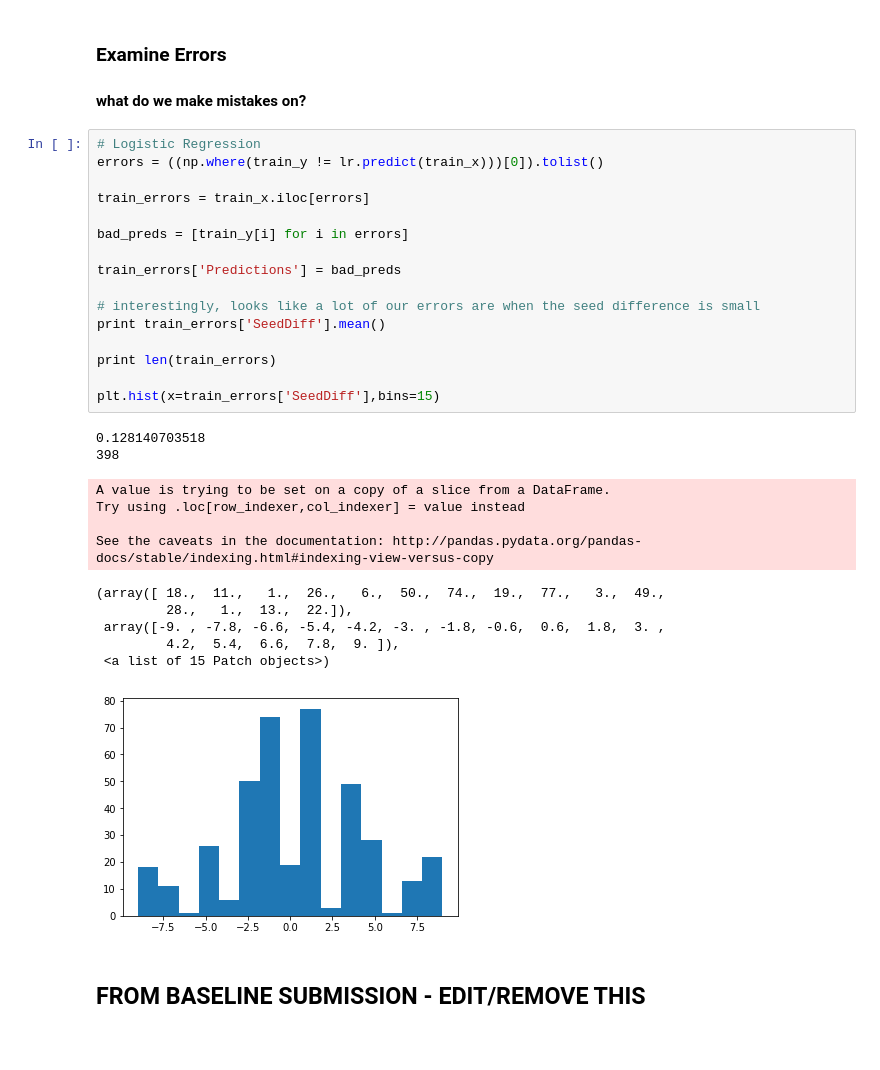
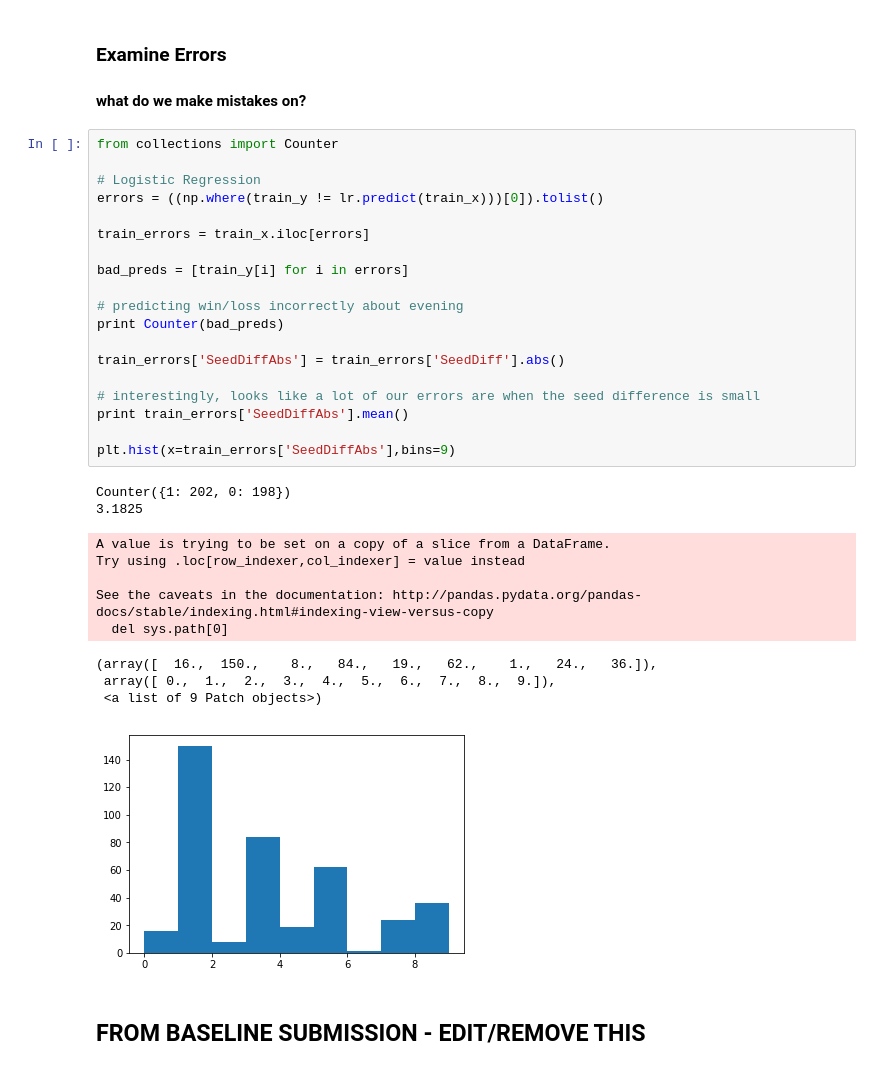
Before and after one commit to Dedomena-exerevnitis/mids-w207-kaggle, a Jupyter notebook: W207_Final_Evaluation_CC.ipynb, the cells around one changed output. Drawn from its saved outputs; the diff is of its cells as text; blank space fills up the shorter version.

Commit message:
added error examination

```diff
--- a/W207_Final_Evaluation_CC.ipynb
+++ b/W207_Final_Evaluation_CC.ipynb
@@ -437,34 +437,36 @@ metrics.log_loss(train_y,bnb.predict_proba(train_x))
 ### Examine Errors
 #### what do we make mistakes on?
 # %%
+from collections import Counter
+
 # Logistic Regression
 errors = ((np.where(train_y != lr.predict(train_x)))[0]).tolist()
 
 train_errors = train_x.iloc[errors]
 
 bad_preds = [train_y[i] for i in errors]
 
-train_errors['Predictions'] = bad_preds
+# predicting win/loss incorrectly about evening
+print Counter(bad_preds)
+
+train_errors['SeedDiffAbs'] = train_errors['SeedDiff'].abs()
 
 # interestingly, looks like a lot of our errors are when the seed difference is small
-print train_errors['SeedDiff'].mean()
+print train_errors['SeedDiffAbs'].mean()
 
-print len(train_errors)
-
-plt.hist(x=train_errors['SeedDiff'],bins=15)
+plt.hist(x=train_errors['SeedDiffAbs'],bins=9)
 # %% [output]
-0.128140703518
-398
+Counter({1: 202, 0: 198})
+3.1825
 A value is trying to be set on a copy of a slice from a DataFrame.
 Try using .loc[row_indexer,col_indexer] = value instead
 
 See the caveats in the documentation: http://pandas.pydata.org/pandas-docs/stable/indexing.html#indexing-view-versus-copy
+  del sys.path[0]
-(array([ 18.,  11.,   1.,  26.,   6.,  50.,  74.,  19.,  77.,   3.,  49.,
-         28.,   1.,  13.,  22.]),
- array([-9. , -7.8, -6.6, -5.4, -4.2, -3. , -1.8, -0.6,  0.6,  1.8,  3. ,
-         4.2,  5.4,  6.6,  7.8,  9. ]),
- <a list of 15 Patch objects>)
+(array([  16.,  150.,    8.,   84.,   19.,   62.,    1.,   24.,   36.]),
+ array([ 0.,  1.,  2.,  3.,  4.,  5.,  6.,  7.,  8.,  9.]),
+ <a list of 9 Patch objects>)
-[figure, old version]
+[figure, new version]
 # %% [markdown]
 ## FROM BASELINE SUBMISSION - EDIT/REMOVE THIS
 # %%
```
Also changed, not shown: parts of 6 cells of this notebook.
